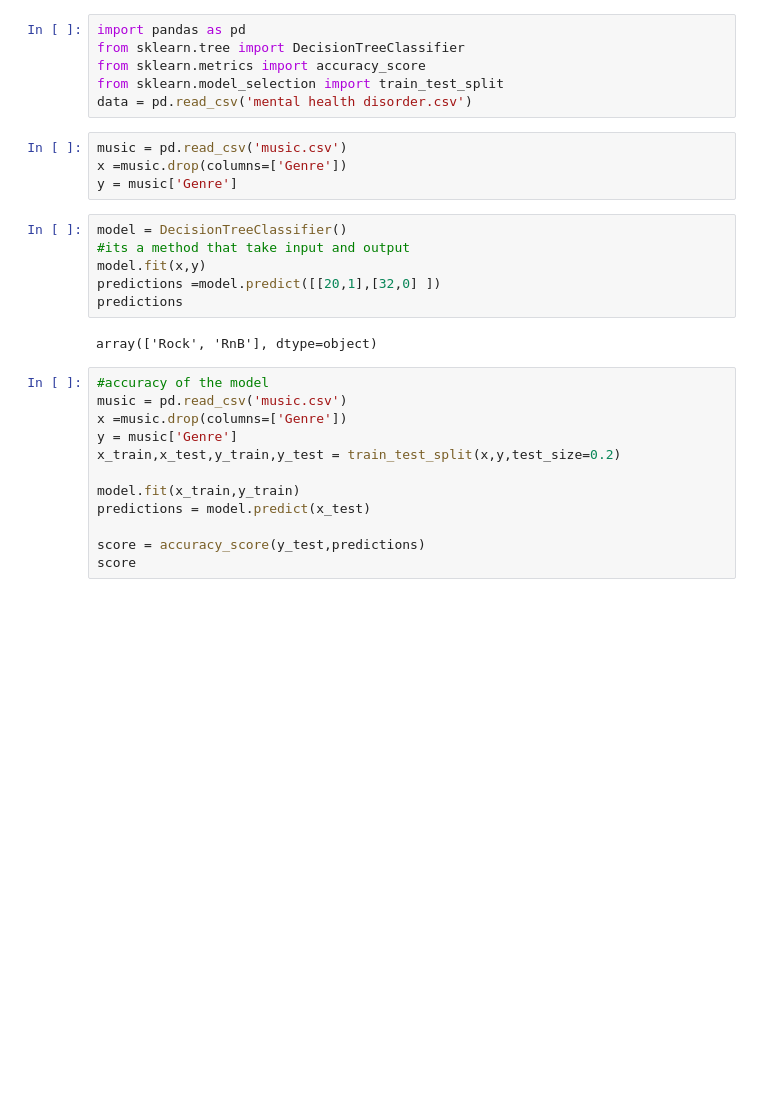
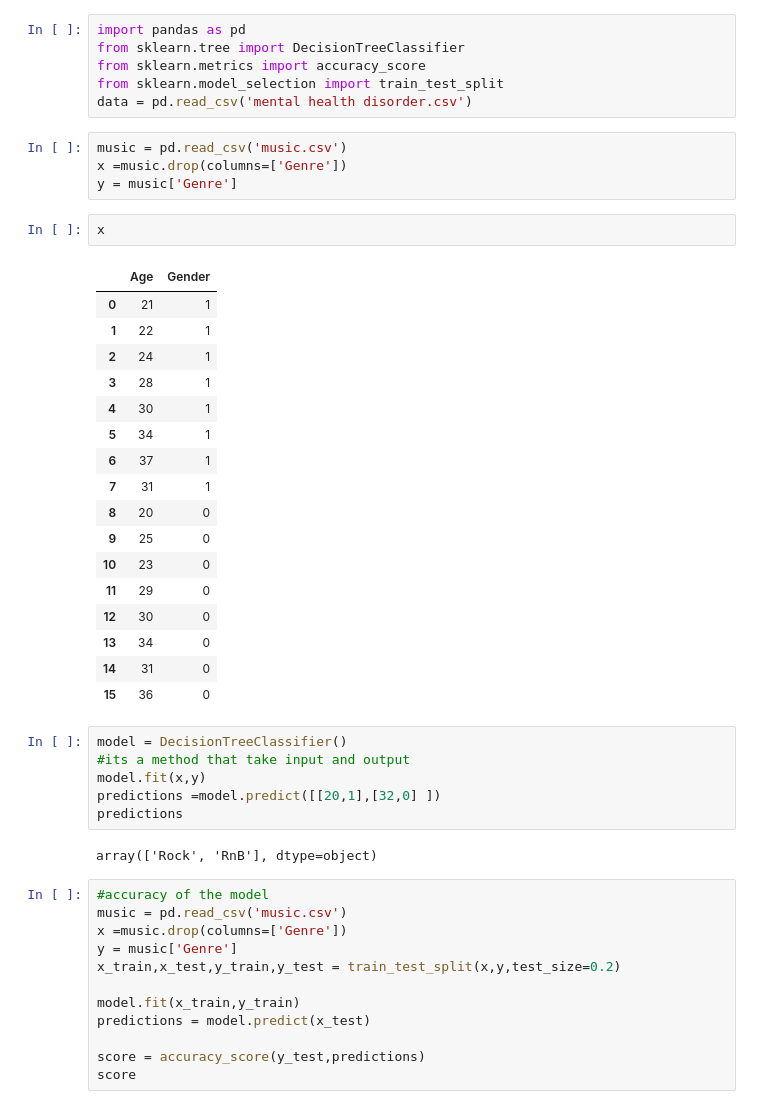
Before and after one commit to Peterpal1/CyborgDroids, a Jupyter notebook: MachineLearning/pandas.ipynb, the cells around one changed output. Saved outputs shown, nothing was run; the diff lists cells and outputs as text; blank space fills up the shorter version.

```diff
--- a/MachineLearning/pandas.ipynb
+++ b/MachineLearning/pandas.ipynb
@@ -8,6 +8,26 @@ data = pd.read_csv('mental health disorder.csv')
 music = pd.read_csv('music.csv')
 x =music.drop(columns=['Genre'])
 y = music['Genre']
+# %%
+x
+# %% [output]
+|  | Age | Gender |
+| 0 | 21 | 1 |
+| 1 | 22 | 1 |
+| 2 | 24 | 1 |
+| 3 | 28 | 1 |
+| 4 | 30 | 1 |
+| 5 | 34 | 1 |
+| 6 | 37 | 1 |
+| 7 | 31 | 1 |
+| 8 | 20 | 0 |
+| 9 | 25 | 0 |
+| 10 | 23 | 0 |
+| 11 | 29 | 0 |
+| 12 | 30 | 0 |
+| 13 | 34 | 0 |
+| 14 | 31 | 0 |
+| 15 | 36 | 0 |
 # %%
 model = DecisionTreeClassifier()
 #its a method that take input and output
```
Also changed, not shown: parts of 1 cell of this notebook, 3 other files.
